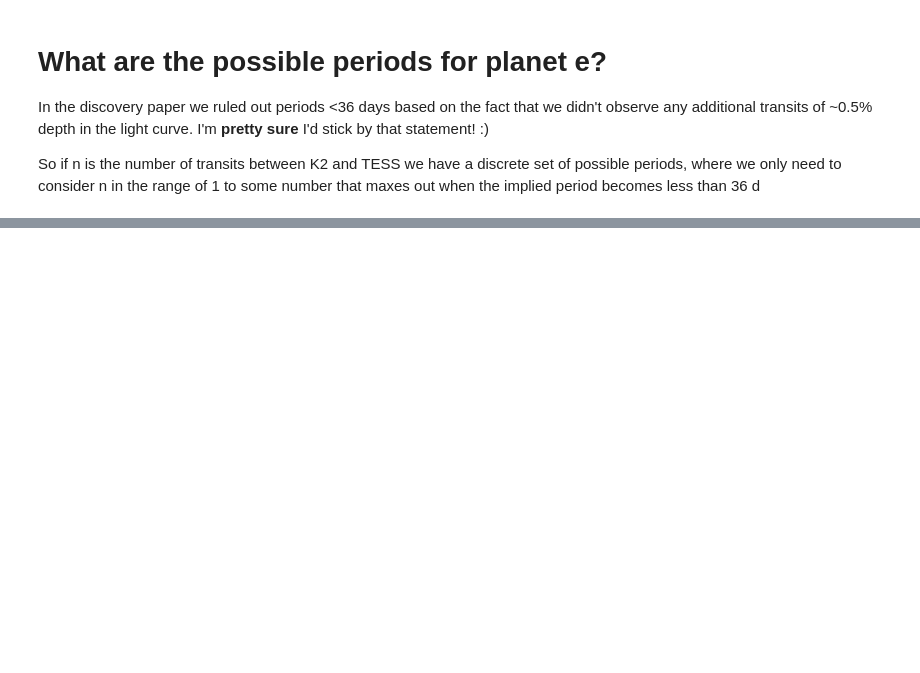
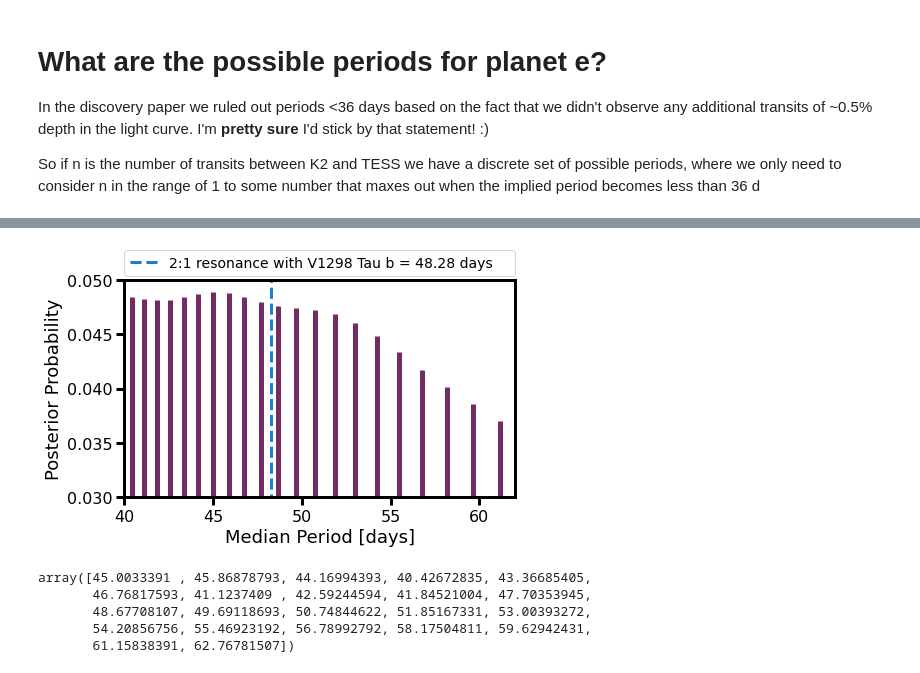
Before and after one commit to afeinstein20/v1298tau_tess, a Jupyter notebook: notebooks/V1298Tau_e.ipynb, the cells around one changed output, grey strips where cells are left out. Saved outputs shown, nothing was run; the diff lists cells and outputs as text; code cells hidden in the pictures; blank space fills up the shorter version.

```diff
--- a/notebooks/V1298Tau_e.ipynb
+++ b/notebooks/V1298Tau_e.ipynb
@@ -576,0 +660,10 @@ for i in range(0,len(random_seeds)):
+# %%
+random_seeds = [239081, 3409184, 9890418]
+with model1:
+    trace1 = pmx.sample(tune=500,
+                        draws=5000,
+                        start=map_soln1,
+                        chains=1,
+                       # cores=3,
+                        return_inferencedata=True,
+                        random_seed=random_seeds[1])
@@ -576,0 +678,14 @@ for i in range(0,len(random_seeds)):
+# %%
+random_seeds = [239081, 3409184, 8493874]
+with model1:
+    trace2 = pmx.sample(tune=500,
+                        draws=5000,
+                        start=map_soln1,
+                        chains=1,
+                       # cores=3,
+                        return_inferencedata=True,
+                        random_seed=random_seeds[2])
+# %%
+combined = az.concat((trace,trace1,trace2), dim=("chain"))
+# %%
+cpost = combined.posterior
@@ -577 +737,23 @@ for i in range(0,len(random_seeds)):
+# %%
+p = np.mean(np.exp([cpost[f"logl_{n}"].data -
+                    cpost["logl"].data for n in range(38, 60)]), axis=(1,2))
+period = np.nanmedian([cpost[f"period_{n}"] for n in range(38, 60)], axis=(1,2))
+
+plt.figure(figsize=(7,4))
+
+for i in range(len(p)):
+    plt.vlines(period[i], 0, np.abs(p[i]), lw=5, color='#742C64')
+plt.vlines(period_b*2, 0,1, linestyle='--', color=parula[60], lw=3,
+           label='2:1 resonance with V1298 Tau b = {} days'.format(np.round(period_b*2,2)))
+plt.ylim(0.03,0.05)
+plt.xlabel('Median Period [days]', fontsize=18)
+plt.ylabel('Posterior Probability', fontsize=18)
+plt.legend(fontsize=14,bbox_to_anchor=(0., 1.02, 1., .102), loc='lower left',
+           ncol=2, mode="expand", borderaxespad=0.)
+plt.xlim(40,62)
+plt.savefig('/Users/arcticfox/Documents/v1298tau/tess/paper/periode.pdf',
+            bbox_inches='tight', dpi=250,
+            rasterize=True)
+# %% [output]
+[figure, added]
 # %%
@@ -591,0 +761,8 @@ plt.ylabel('Probability density')
+# %%
+period[np.flip(np.argsort(p))]
+# %% [output]
+array([45.0033391 , 45.86878793, 44.16994393, 40.42672835, 43.36685405,
+       46.76817593, 41.1237409 , 42.59244594, 41.84521004, 47.70353945,
+       48.67708107, 49.69118693, 50.74844622, 51.85167331, 53.00393272,
+       54.20856756, 55.46923192, 56.78992792, 58.17504811, 59.62942431,
+       61.15838391, 62.76781507])
```
Also changed, not shown: parts of 15 cells of this notebook, 2 other files.
